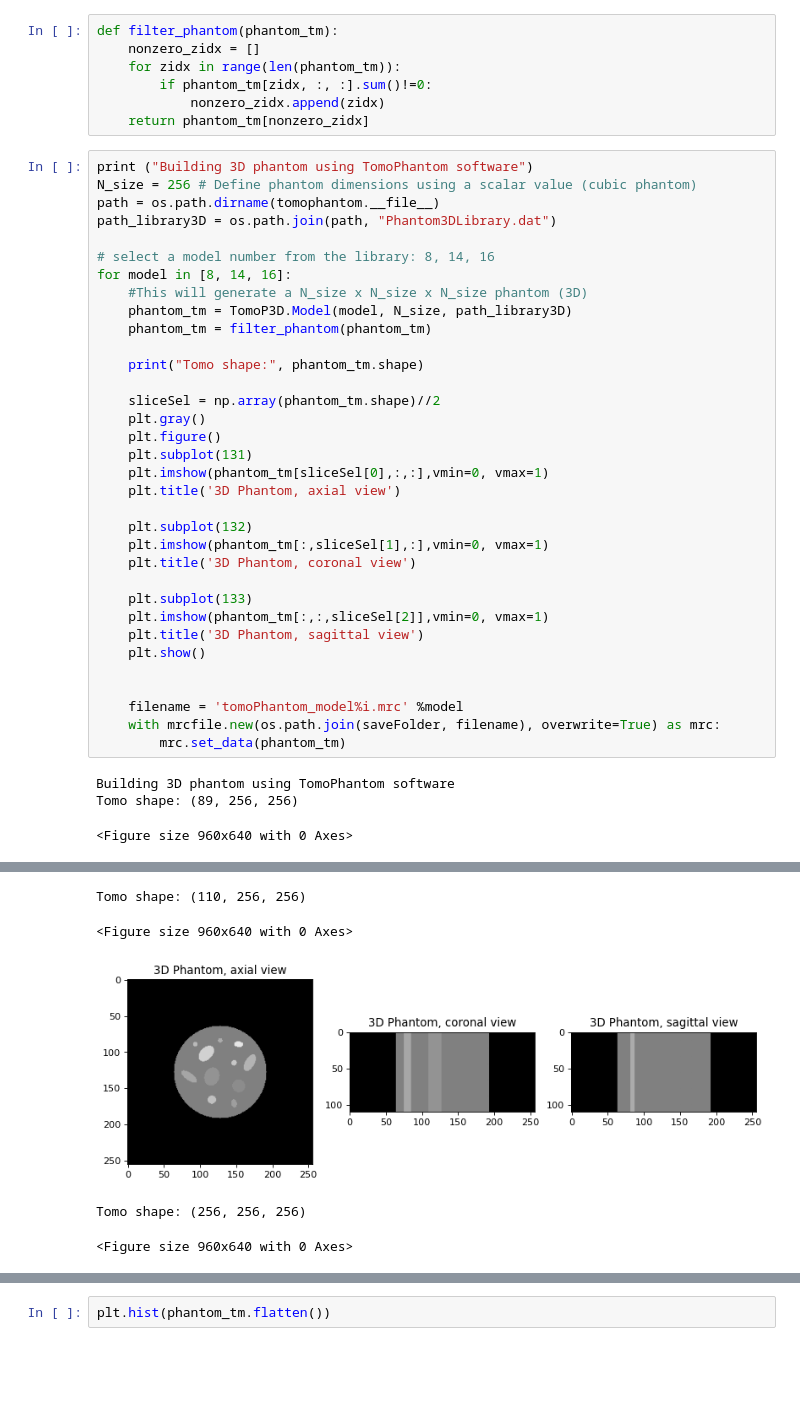
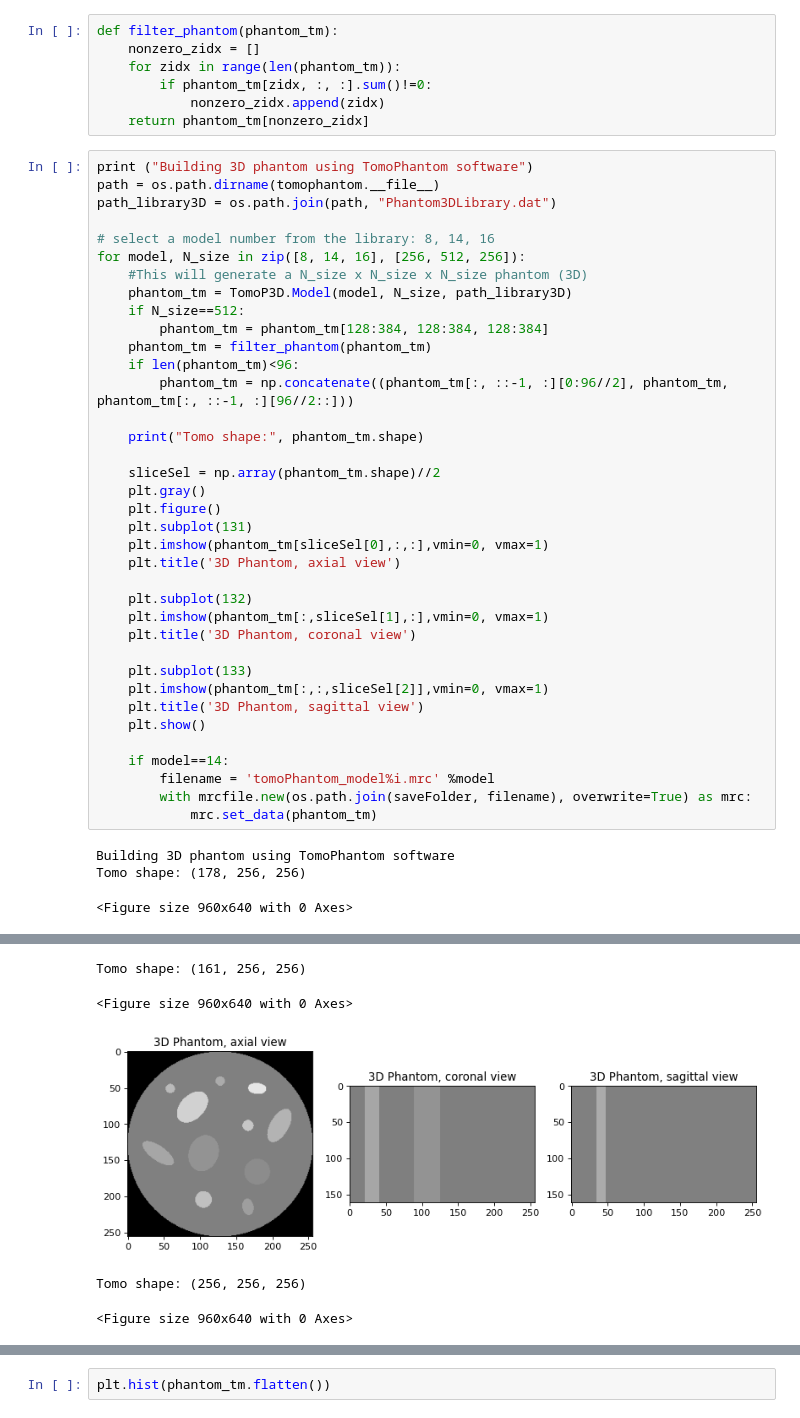
Before and after one commit to Fickincool/master-thesis, a Jupyter notebook: Notebooks/6.00_self2selfDenoising/6.08_tomoPhantoms.ipynb, the cells around one changed output, grey strips where cells are left out. Saved outputs shown, nothing was run; the diff lists cells and outputs as text; blank space fills up the shorter version.

```diff
--- a/Notebooks/6.00_self2selfDenoising/6.08_tomoPhantoms.ipynb
+++ b/Notebooks/6.00_self2selfDenoising/6.08_tomoPhantoms.ipynb
@@ -66,15 +66,18 @@ def filter_phantom(phantom_tm):
     return phantom_tm[nonzero_zidx]
 # %%
 print ("Building 3D phantom using TomoPhantom software")
-N_size = 256 # Define phantom dimensions using a scalar value (cubic phantom)
 path = os.path.dirname(tomophantom.__file__)
 path_library3D = os.path.join(path, "Phantom3DLibrary.dat")
 
 # select a model number from the library: 8, 14, 16
-for model in [8, 14, 16]:
+for model, N_size in zip([8, 14, 16], [256, 512, 256]):
     #This will generate a N_size x N_size x N_size phantom (3D)
     phantom_tm = TomoP3D.Model(model, N_size, path_library3D)
+    if N_size==512:
+        phantom_tm = phantom_tm[128:384, 128:384, 128:384]
     phantom_tm = filter_phantom(phantom_tm)
+    if len(phantom_tm)<96:
+        phantom_tm = np.concatenate((phantom_tm[:, ::-1, :][0:96//2], phantom_tm, phantom_tm[:, ::-1, :][96//2::]))
 
     print("Tomo shape:", phantom_tm.shape)
 
@@ -94,11 +97,11 @@ for model in [8, 14, 16]:
     plt.title('3D Phantom, sagittal view')
     plt.show()
 
-
-    filename = 'tomoPhantom_model%i.mrc' %model
-    with mrcfile.new(os.path.join(saveFolder, filename), overwrite=True) as mrc:
-        mrc.set_data(phantom_tm)
+    if model==14:
+        filename = 'tomoPhantom_model%i.mrc' %model
+        with mrcfile.new(os.path.join(saveFolder, filename), overwrite=True) as mrc:
+            mrc.set_data(phantom_tm)
 # %% [output]
 Building 3D phantom using TomoPhantom software
-Tomo shape: (89, 256, 256)
+Tomo shape: (178, 256, 256)
 <Figure size 960x640 with 0 Axes>
@@ -106,6 +109,6 @@ Tomo shape: (89, 256, 256)
-Tomo shape: (110, 256, 256)
+Tomo shape: (161, 256, 256)
 <Figure size 960x640 with 0 Axes>
-[figure, old version]
+[figure, new version]
 Tomo shape: (256, 256, 256)
 <Figure size 960x640 with 0 Axes>
 [figure]
```
Also changed, not shown: parts of 1 cell of this notebook, 4 other files.
